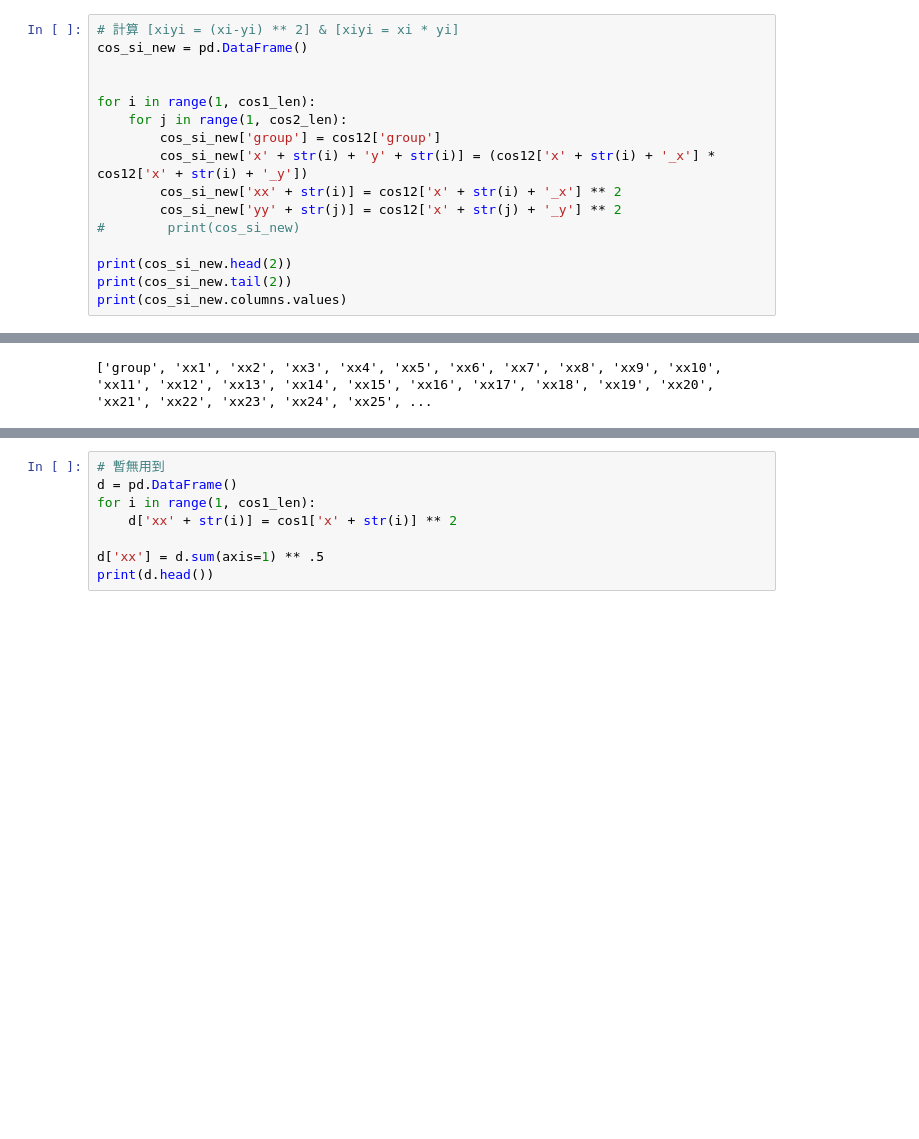
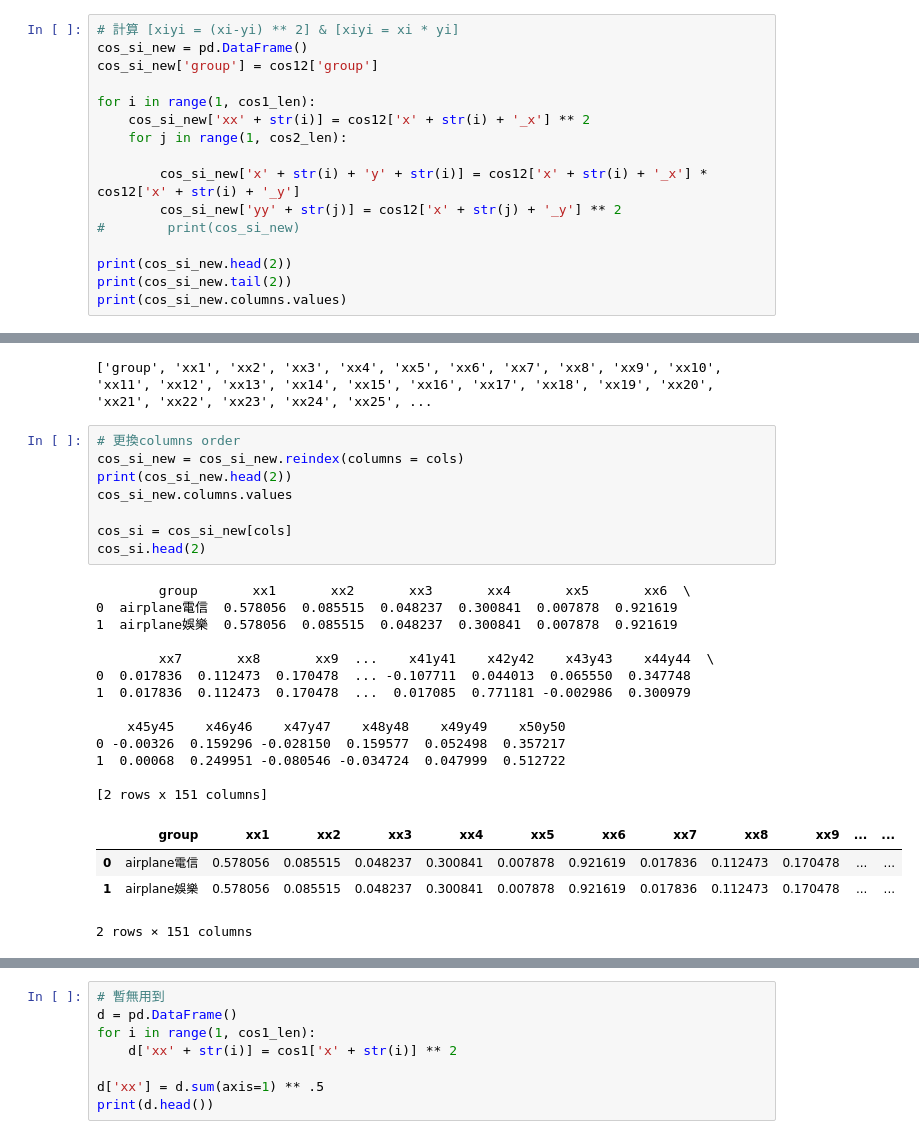
Before and after one commit to j9o8y7ce/python-practice, a Jupyter notebook: Cosine相似度.ipynb, the cells around one changed output, grey strips where cells are left out. Saved outputs shown, nothing was run; the diff lists cells and outputs as text; blank space fills up the shorter version.

```diff
--- a/Cosine相似度.ipynb
+++ b/Cosine相似度.ipynb
@@ -100,13 +108,13 @@ Name: group, dtype: object
 # %%
 # 計算 [xiyi = (xi-yi) ** 2] & [xiyi = xi * yi]
 cos_si_new = pd.DataFrame()
-
+cos_si_new['group'] = cos12['group']
 
 for i in range(1, cos1_len):
+    cos_si_new['xx' + str(i)] = cos12['x' + str(i) + '_x'] ** 2
     for j in range(1, cos2_len):
-        cos_si_new['group'] = cos12['group']
-        cos_si_new['x' + str(i) + 'y' + str(i)] = (cos12['x' + str(i) + '_x'] * cos12['x' + str(i) + '_y'])
-        cos_si_new['xx' + str(i)] = cos12['x' + str(i) + '_x'] ** 2
+
+        cos_si_new['x' + str(i) + 'y' + str(i)] = cos12['x' + str(i) + '_x'] * cos12['x' + str(i) + '_y']
         cos_si_new['yy' + str(j)] = cos12['x' + str(j) + '_y'] ** 2
 #        print(cos_si_new)
 
@@ -146,4 +154,30 @@ for i in range(1, cos1_len):
 print(cols)
 # %% [output]
 ['group', 'xx1', 'xx2', 'xx3', 'xx4', 'xx5', 'xx6', 'xx7', 'xx8', 'xx9', 'xx10', 'xx11', 'xx12', 'xx13', 'xx14', 'xx15', 'xx16', 'xx17', 'xx18', 'xx19', 'xx20', 'xx21', 'xx22', 'xx23', 'xx24', 'xx25', ...
+# %%
+# 更換columns order
+cos_si_new = cos_si_new.reindex(columns = cols)
+print(cos_si_new.head(2))
+cos_si_new.columns.values
+
+cos_si = cos_si_new[cols]
+cos_si.head(2)
+# %% [output]
+        group       xx1       xx2       xx3       xx4       xx5       xx6  \
+0  airplane電信  0.578056  0.085515  0.048237  0.300841  0.007878  0.921619
+1  airplane娛樂  0.578056  0.085515  0.048237  0.300841  0.007878  0.921619
+
+        xx7       xx8       xx9  ...    x41y41    x42y42    x43y43    x44y44  \
+0  0.017836  0.112473  0.170478  ... -0.107711  0.044013  0.065550  0.347748
+1  0.017836  0.112473  0.170478  ...  0.017085  0.771181 -0.002986  0.300979
+
+    x45y45    x46y46    x47y47    x48y48    x49y49    x50y50
+0 -0.00326  0.159296 -0.028150  0.159577  0.052498  0.357217
+1  0.00068  0.249951 -0.080546 -0.034724  0.047999  0.512722
+
+[2 rows x 151 columns]
+|  | group | xx1 | xx2 | xx3 | xx4 | xx5 | xx6 | xx7 | xx8 | xx9 | ... | ... |
+| 0 | airplane電信 | 0.578056 | 0.085515 | 0.048237 | 0.300841 | 0.007878 | 0.921619 | 0.017836 | 0.112473 | 0.170478 | ... | ... |
+| 1 | airplane娛樂 | 0.578056 | 0.085515 | 0.048237 | 0.300841 | 0.007878 | 0.921619 | 0.017836 | 0.112473 | 0.170478 | ... | ... |
+2 rows × 151 columns
 # %%
```
Also changed, not shown: parts of 7 cells of this notebook.
